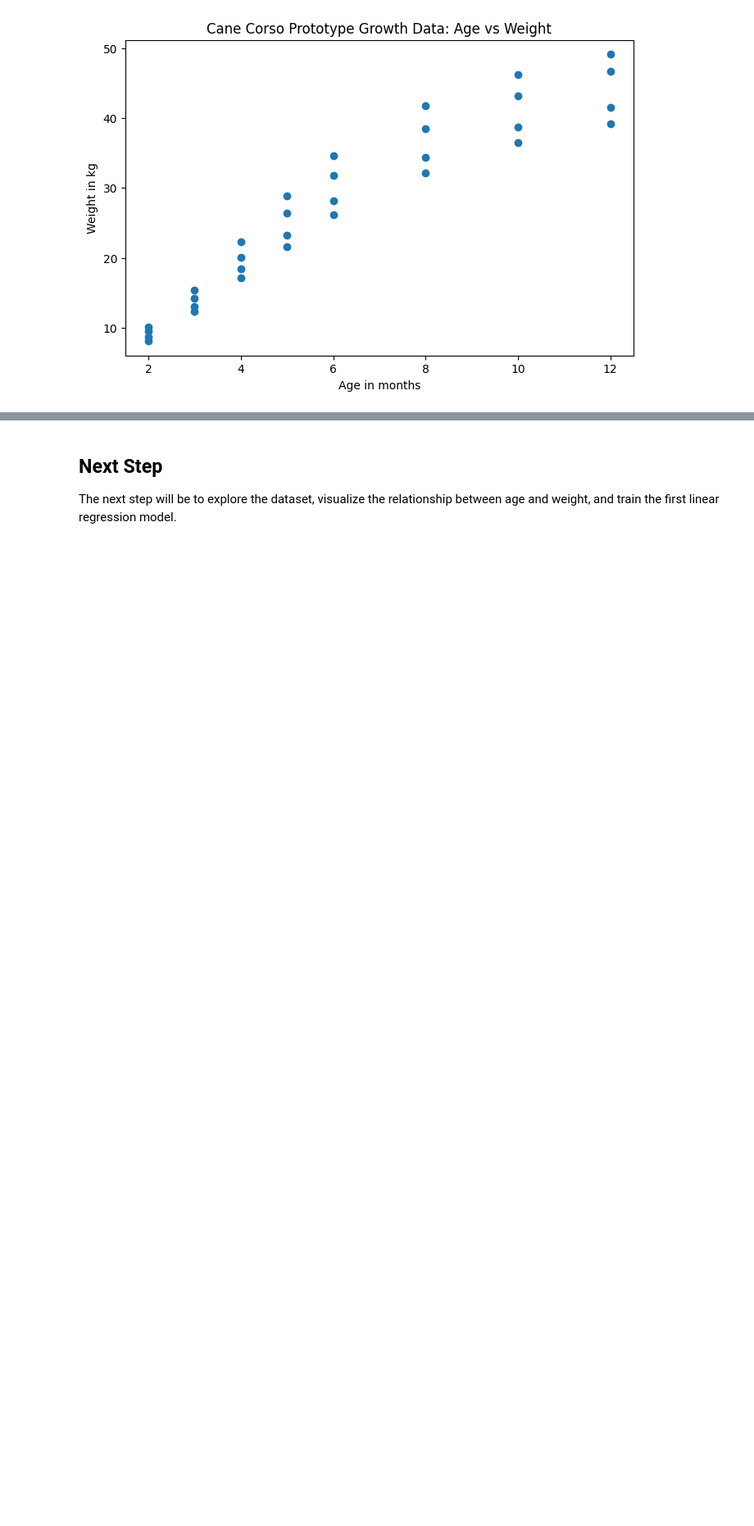
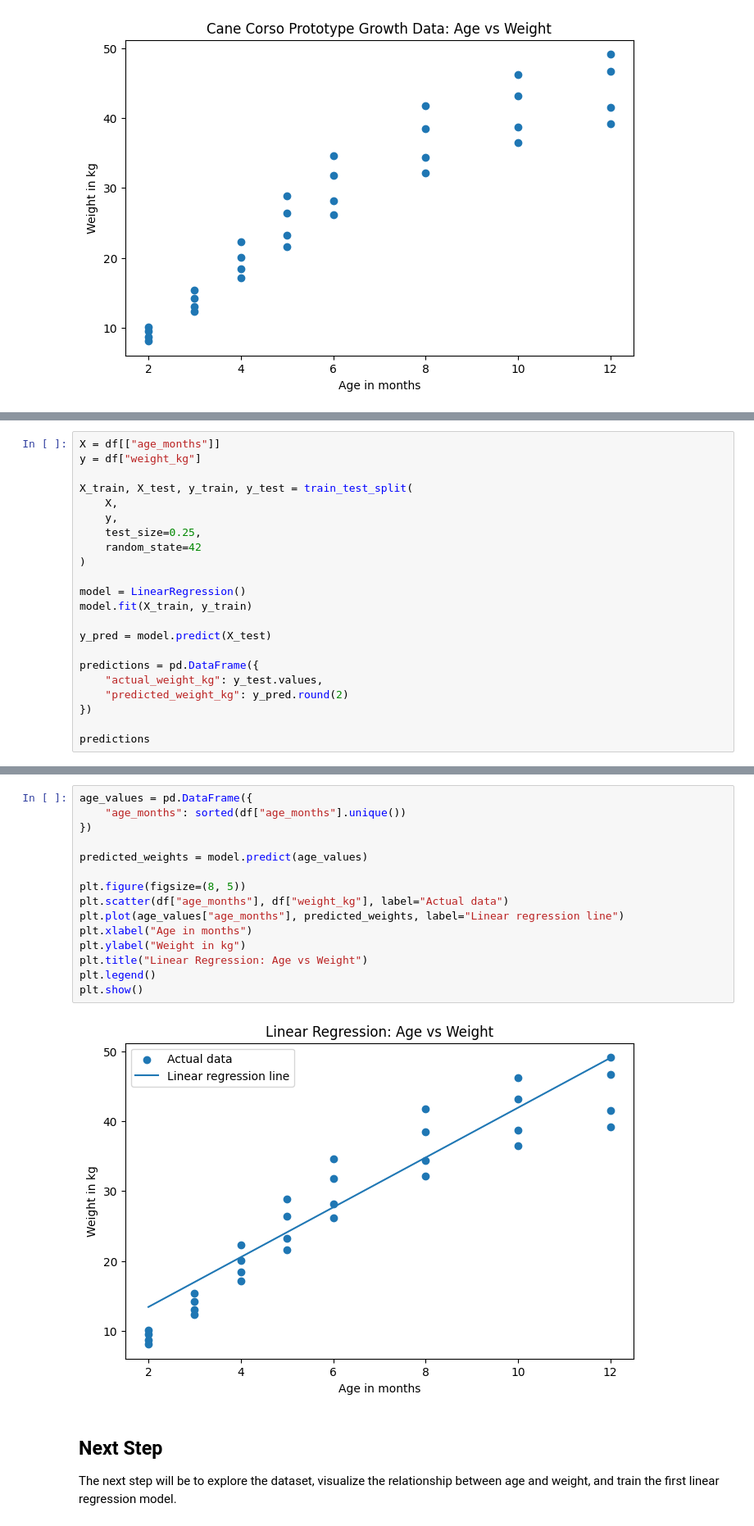
Before and after one commit to SATananov/cane-corso-growth-intelligence, a Jupyter notebook: notebooks/01_linear_regression_growth_prediction.ipynb, the cells around one changed output, grey strips where cells are left out. Shown at 82% size. Saved outputs shown, nothing was run; the diff lists cells and outputs as text; blank space fills up the shorter version.

Commit message:
Add first linear regression model

```diff
--- a/notebooks/01_linear_regression_growth_prediction.ipynb
+++ b/notebooks/01_linear_regression_growth_prediction.ipynb
@@ -99,0 +106,22 @@ plt.show()
+# %%
+X = df[["age_months"]]
+y = df["weight_kg"]
+
+X_train, X_test, y_train, y_test = train_test_split(
+    X,
+    y,
+    test_size=0.25,
+    random_state=42
+)
+
+model = LinearRegression()
+model.fit(X_train, y_train)
+
+y_pred = model.predict(X_test)
+
+predictions = pd.DataFrame({
+    "actual_weight_kg": y_test.values,
+    "predicted_weight_kg": y_pred.round(2)
+})
+
+predictions
@@ -100,3 +162,20 @@ plt.show()
+# %%
+age_values = pd.DataFrame({
+    "age_months": sorted(df["age_months"].unique())
+})
+
+predicted_weights = model.predict(age_values)
+
+plt.figure(figsize=(8, 5))
+plt.scatter(df["age_months"], df["weight_kg"], label="Actual data")
+plt.plot(age_values["age_months"], predicted_weights, label="Linear regression line")
+plt.xlabel("Age in months")
+plt.ylabel("Weight in kg")
+plt.title("Linear Regression: Age vs Weight")
+plt.legend()
+plt.show()
+# %% [output]
+[figure, added]
 # %% [markdown]
 ## Next Step
 
```
Also changed, not shown: parts of 4 cells of this notebook.
